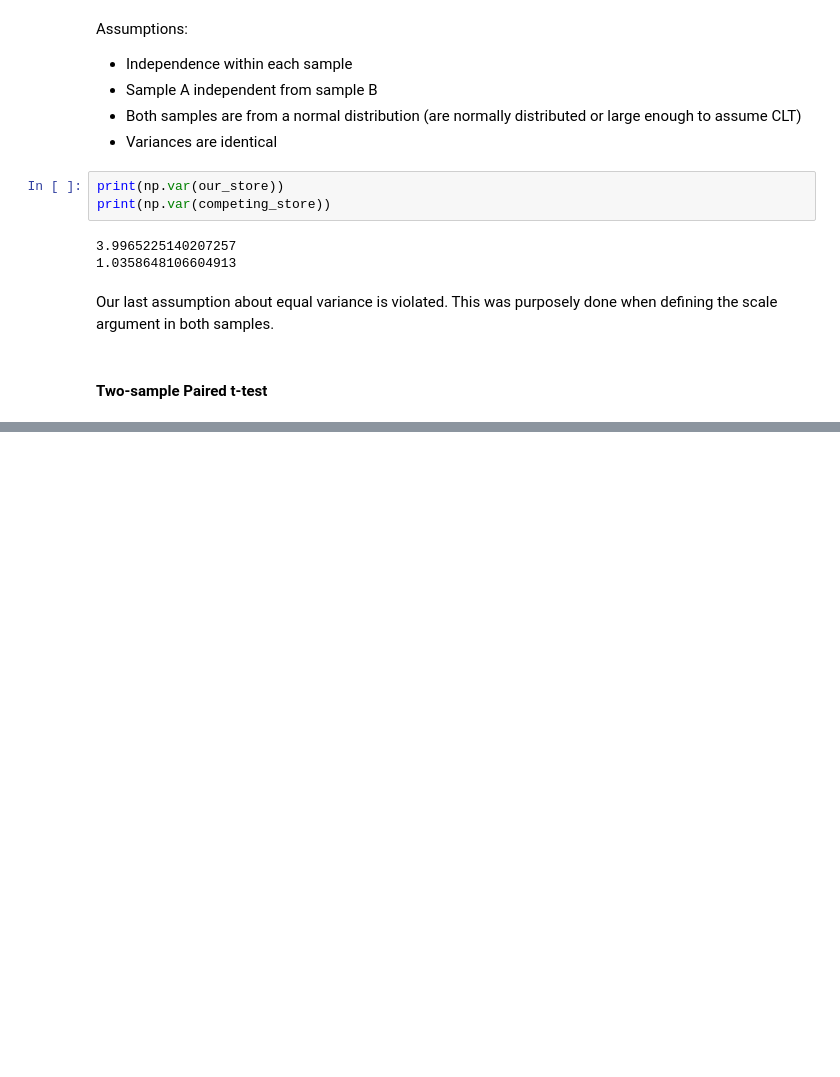
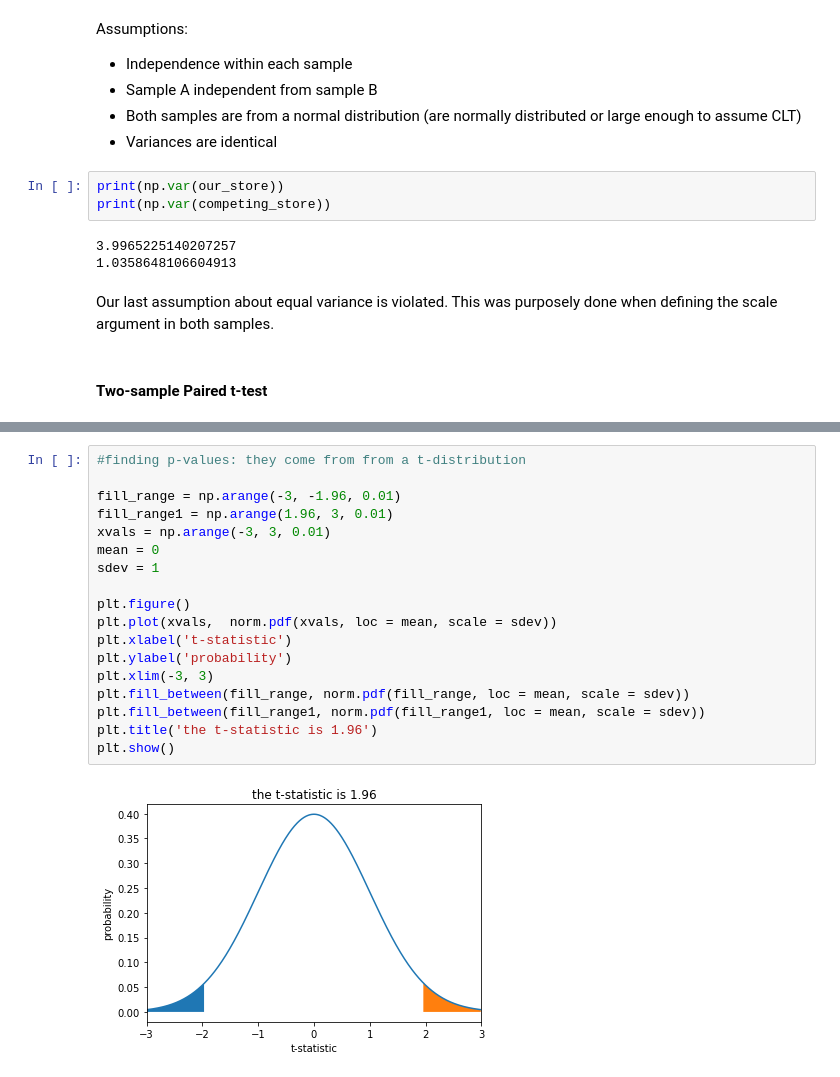
Before and after one commit to eugenebaraka/deep-stats, a Jupyter notebook: hypothesis_testing.ipynb, the cells around one changed output, grey strips where cells are left out. Cells and saved outputs as stored; diff of their text form; blank space fills up the shorter version.

```diff
--- a/hypothesis_testing.ipynb
+++ b/hypothesis_testing.ipynb
@@ -124,0 +142,20 @@ The difference in customer spend between two stores above might be due to differ
+# %%
+#finding p-values: they come from from a t-distribution
+
+fill_range = np.arange(-3, -1.96, 0.01)
+fill_range1 = np.arange(1.96, 3, 0.01)
+xvals = np.arange(-3, 3, 0.01)
+mean = 0
+sdev = 1
+
+plt.figure()
+plt.plot(xvals,  norm.pdf(xvals, loc = mean, scale = sdev))
+plt.xlabel('t-statistic')
+plt.ylabel('probability')
+plt.xlim(-3, 3)
+plt.fill_between(fill_range, norm.pdf(fill_range, loc = mean, scale = sdev))
+plt.fill_between(fill_range1, norm.pdf(fill_range1, loc = mean, scale = sdev))
+plt.title('the t-statistic is 1.96')
+plt.show()
+# %% [output]
+[figure, added]
```
Also changed, not shown: parts of 24 cells of this notebook.
